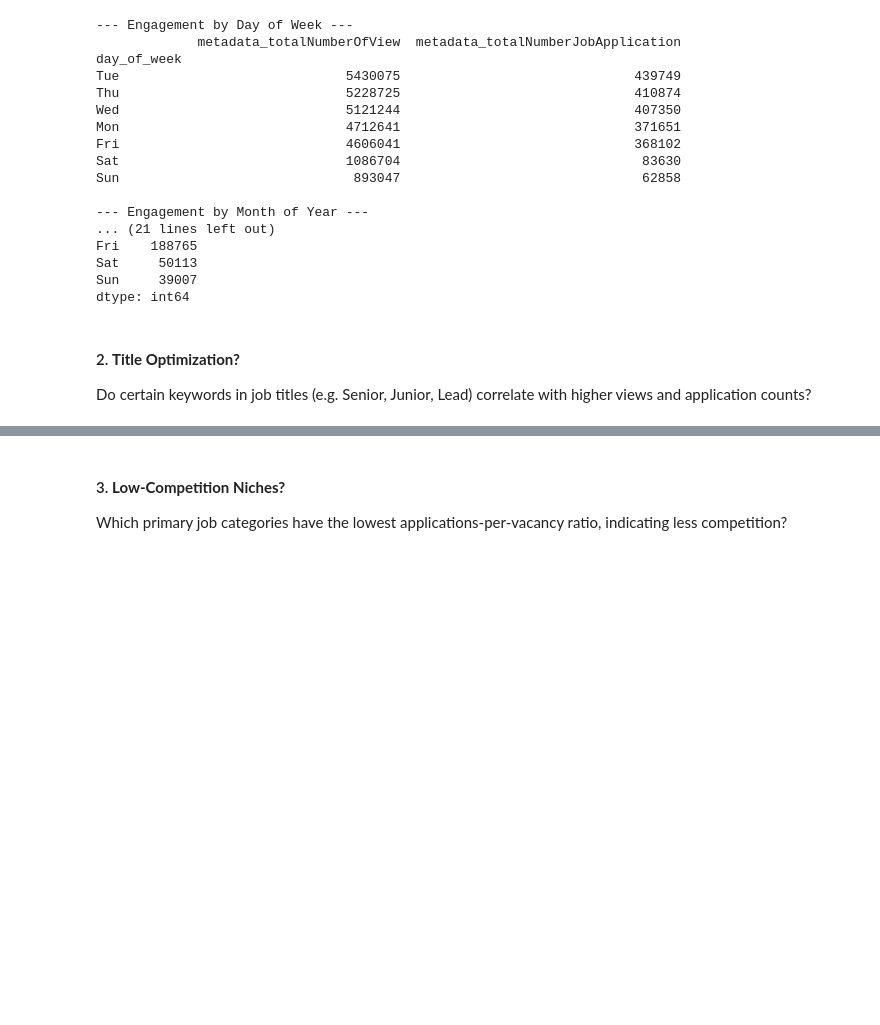
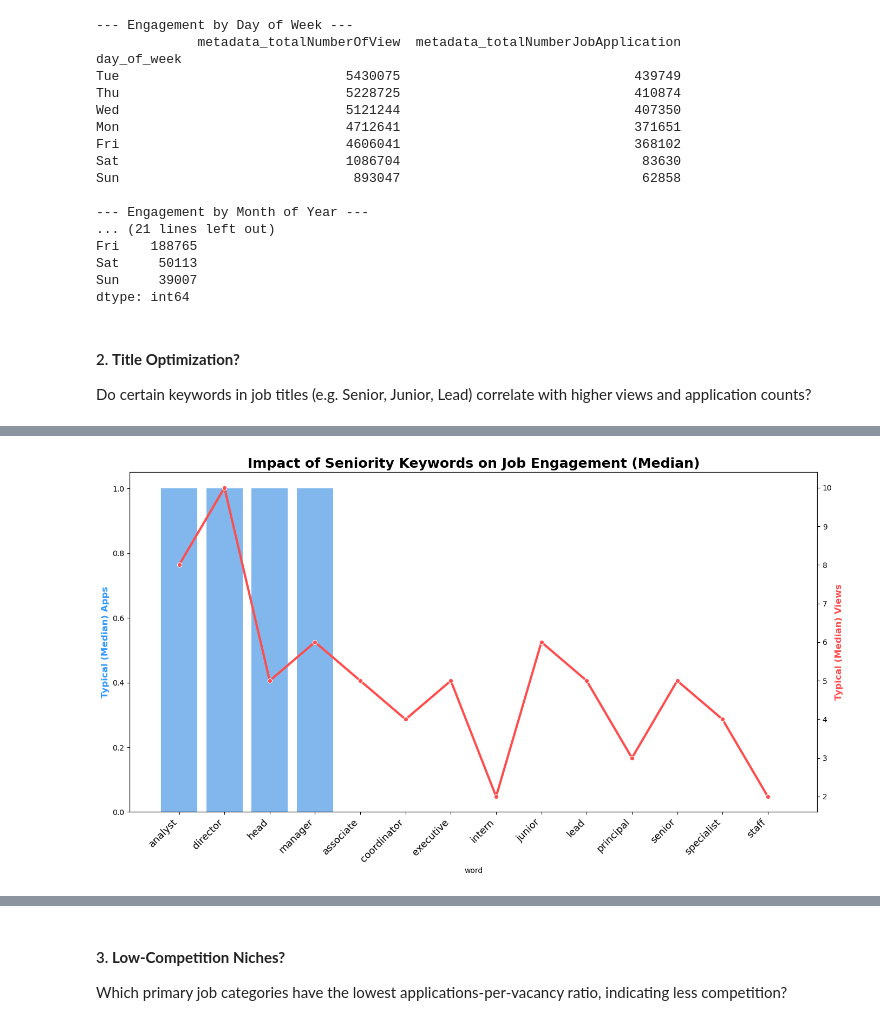
Before and after one commit to zeroonyx/6m-data-1-groupproject, a Jupyter notebook: personaD.ipynb, the cells around one changed output, grey strips where cells are left out. Cells and saved outputs as stored; diff of their text form; code cells hidden in the pictures; blank space fills up the shorter version.

```diff
--- a/personaD.ipynb
+++ b/personaD.ipynb
@@ -1186,0 +1304,49 @@ Do certain keywords in job titles (e.g. Senior, Junior, Lead) correlate with hig
+# %%
+# 1. Define our target seniority/role keywords
+target_keywords = [
+    'senior', 'junior', 'lead', 'manager', 'director',
+    'intern', 'associate', 'head', 'principal', 'staff',
+    'analyst', 'specialist', 'coordinator', 'executive'
+]
+
+# 2. Tokenize and Filter
+df_words = df_clean[['title', 'metadata_totalNumberOfView', 'metadata_totalNumberJobApplication']].copy()
+df_words['word'] = df_words['title'].str.lower().str.replace(r'[^a-zA-Z\s]', ' ', regex=True).str.split()
+df_words = df_words.explode('word')
+
+# Only keep the keywords we care about
+df_seniority = df_words[df_words['word'].isin(target_keywords)]
+
+# 3. Aggregate by Median
+seniority_stats = df_seniority.groupby('word').agg(
+    Median_Views=('metadata_totalNumberOfView', 'median'),
+    Median_Apps=('metadata_totalNumberJobApplication', 'median'),
+    Word_Count=('word', 'count')
+).reset_index().sort_values('Median_Apps', ascending=False)
+
+# 4. Visualization
+plt.figure(figsize=(14, 8))
+
+# Primary Axis: Median Applications
+ax = sns.barplot(data=seniority_stats, x='word', y='Median_Apps', color='#3399ff', alpha=0.7)
+ax.set_ylabel('Typical (Median) Apps', color='#3399ff', fontweight='bold', fontsize=12)
+
+# Secondary Axis: Median Views
+ax_twin = ax.twinx()
+sns.lineplot(data=seniority_stats, x='word', y='Median_Views', color='#ff4d4d', marker='o', linewidth=3, ax=ax_twin)
+ax_twin.set_ylabel('Typical (Median) Views', color='#ff4d4d', fontweight='bold', fontsize=12)
+
+# Formatting
+ax.set_title('Impact of Seniority Keywords on Job Engagement (Median)', fontweight='bold', fontsize=18)
+for a in [ax, ax_twin]:
+    f = ScalarFormatter()
+    f.set_scientific(False)
+    a.yaxis.set_major_formatter(f)
+
+# Rotate and scale labels
+ax.set_xticklabels(ax.get_xticklabels(), rotation=45, ha='right', fontsize=13)
+
+plt.tight_layout()
+plt.show()
+# %% [output]
+[figure, added]
```
Also changed, not shown: parts of 9 cells of this notebook.
